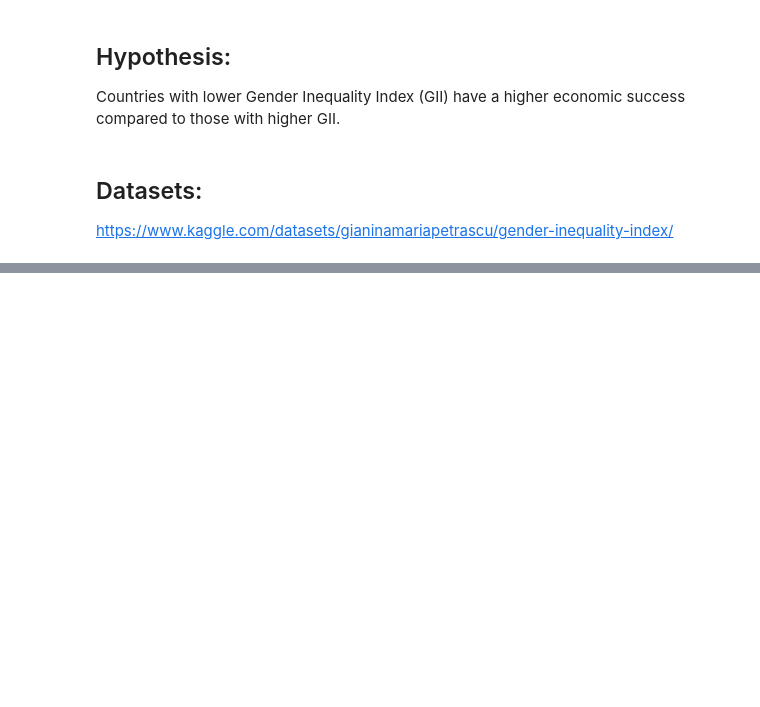
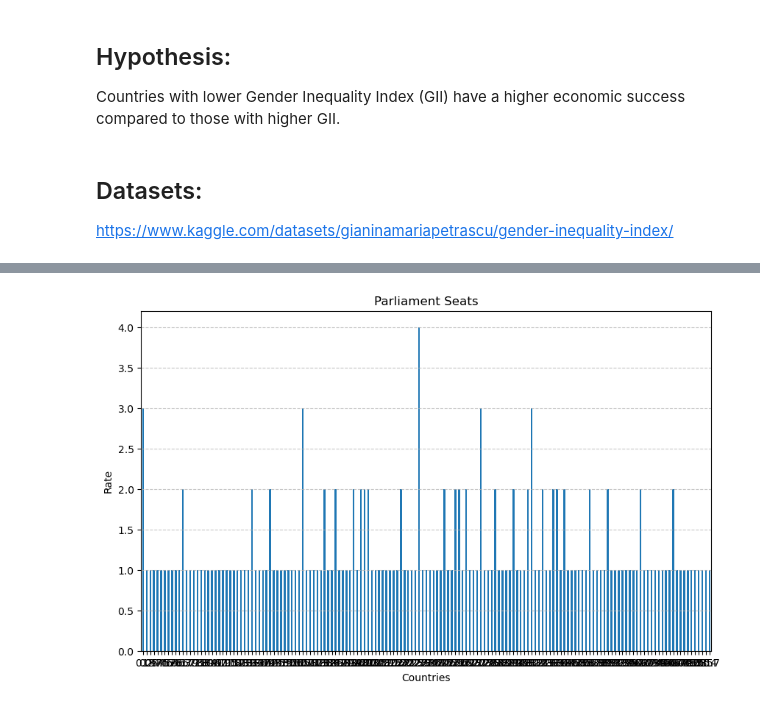
Before and after one commit to cmeddata/MeasuringEconomicEmpowermentOfWomen, a Jupyter notebook: MockDataJam2.ipynb, the cells around one changed output, grey strips where cells are left out. Cells and saved outputs as stored; diff of their text form; code cells hidden in the pictures; blank space fills up the shorter version.

```diff
--- a/MockDataJam2.ipynb
+++ b/MockDataJam2.ipynb
@@ -54,0 +88,16 @@ plt.show
+# %%
+def ParSeats_Analysis(data):
+    PS = df['Seats_parliament'].value_counts().sort_index()
+    plt.figure(figsize = (10,6))
+    PS.plot(kind = "bar")
+    plt.title('Parliament Seats')
+    plt.xlabel('Countries')
+    plt.ylabel('Rate')
+    plt.xticks(rotation = 0)
+    plt.grid(axis = 'y', linestyle='--', alpha = 0.7)
+    plt.show()
+
+ParSeats_Analysis(df)
+plt.show()
+# %% [output]
+[figure, added]
```
Also changed, not shown: parts of 18 cells of this notebook, 1 other file.
